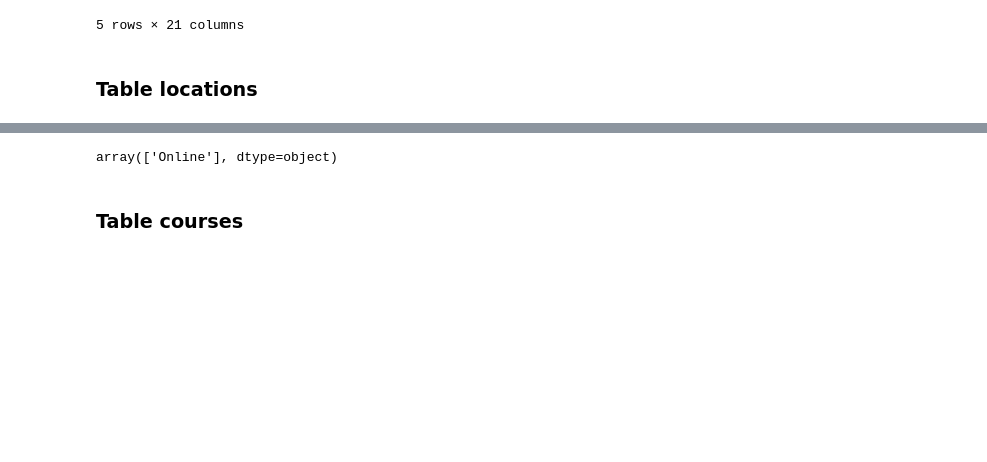
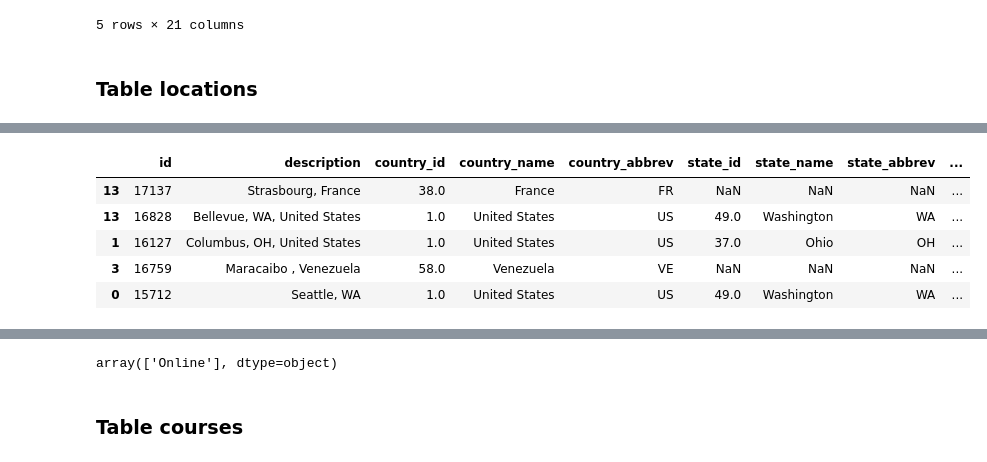
Before and after one commit to aboyalejandro/sql_project, a Jupyter notebook: sql_project_code.ipynb, the cells around one changed output, grey strips where cells are left out. Cells and saved outputs as stored; diff of their text form; code cells hidden in the pictures; blank space fills up the shorter version.

```diff
--- a/sql_project_code.ipynb
+++ b/sql_project_code.ipynb
@@ -607,3 +613,12 @@ locations.sample(5)
+# %%
+locations.sample(5)
+# %% [output]
+|  | id | description | country_id | country_name | country_abbrev | state_id | state_name | state_abbrev | ... |
+| 13 | 17137 | Strasbourg, France | 38.0 | France | FR | NaN | NaN | NaN | ... |
+| 13 | 16828 | Bellevue, WA, United States | 1.0 | United States | US | 49.0 | Washington | WA | ... |
+| 1 | 16127 | Columbus, OH, United States | 1.0 | United States | US | 37.0 | Ohio | OH | ... |
+| 3 | 16759 | Maracaibo , Venezuela | 58.0 | Venezuela | VE | NaN | NaN | NaN | ... |
+| 0 | 15712 | Seattle, WA | 1.0 | United States | US | 49.0 | Washington | WA | ... |
 # %%
 locations.dtypes
 # %% [output]
```
Also changed, not shown: parts of 24 cells of this notebook.
